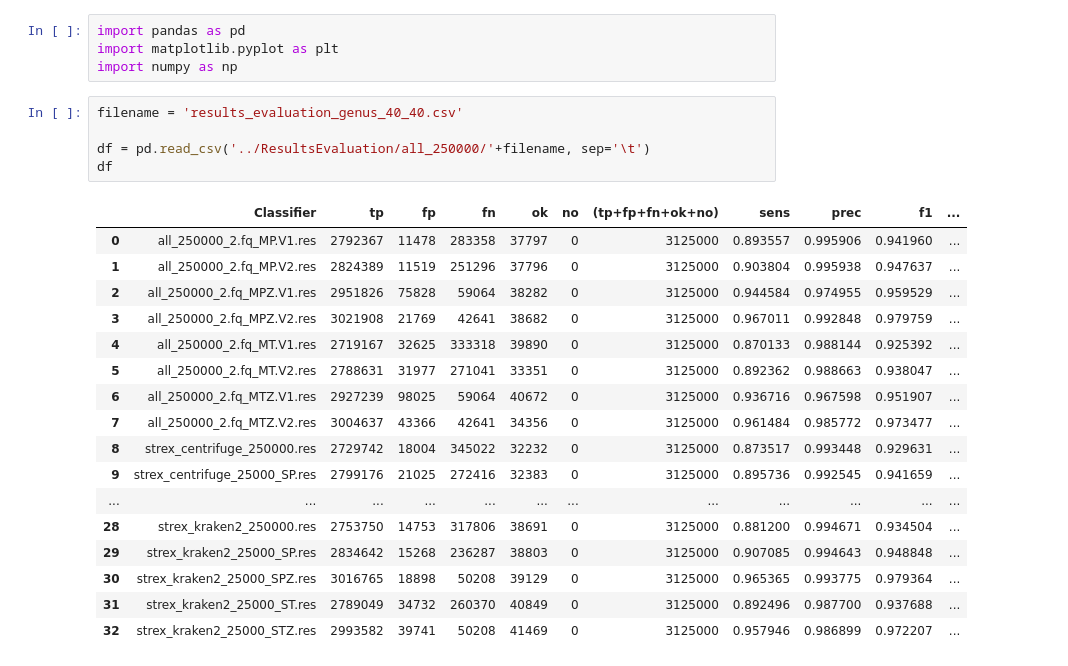
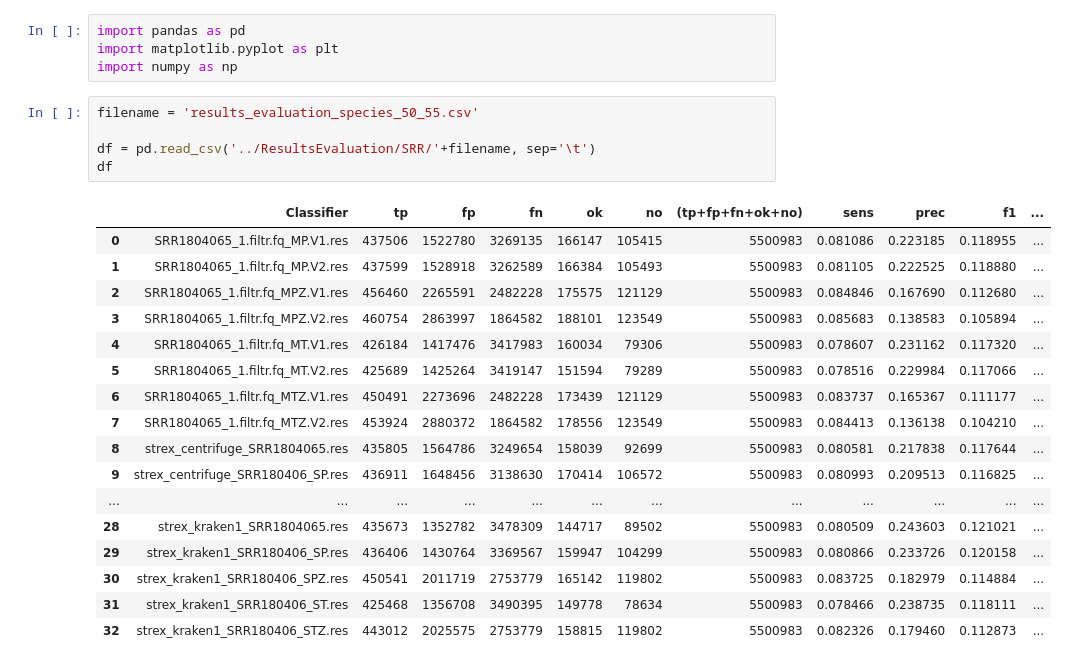
Before and after one commit to leonardoagg/Bioinformatics-Project, a Jupyter notebook: Analysis/Recall.ipynb, the cells around one changed output. Drawn from its saved outputs; the diff is of its cells as text.

```diff
--- a/Analysis/Recall.ipynb
+++ b/Analysis/Recall.ipynb
@@ -3,28 +3,28 @@ import pandas as pd
 import matplotlib.pyplot as plt
 import numpy as np
 # %%
-filename = 'results_evaluation_genus_40_40.csv'
+filename = 'results_evaluation_species_50_55.csv'
 
-df = pd.read_csv('../ResultsEvaluation/all_250000/'+filename, sep='\t')
+df = pd.read_csv('../ResultsEvaluation/SRR/'+filename, sep='\t')
 df
 # %% [output]
 |  | Classifier | tp | fp | fn | ok | no | (tp+fp+fn+ok+no) | sens | prec | f1 | ... |
-| 0 | all_250000_2.fq_MP.V1.res | 2792367 | 11478 | 283358 | 37797 | 0 | 3125000 | 0.893557 | 0.995906 | 0.941960 | ... |
-| 1 | all_250000_2.fq_MP.V2.res | 2824389 | 11519 | 251296 | 37796 | 0 | 3125000 | 0.903804 | 0.995938 | 0.947637 | ... |
-| 2 | all_250000_2.fq_MPZ.V1.res | 2951826 | 75828 | 59064 | 38282 | 0 | 3125000 | 0.944584 | 0.974955 | 0.959529 | ... |
-| 3 | all_250000_2.fq_MPZ.V2.res | 3021908 | 21769 | 42641 | 38682 | 0 | 3125000 | 0.967011 | 0.992848 | 0.979759 | ... |
-| 4 | all_250000_2.fq_MT.V1.res | 2719167 | 32625 | 333318 | 39890 | 0 | 3125000 | 0.870133 | 0.988144 | 0.925392 | ... |
-| 5 | all_250000_2.fq_MT.V2.res | 2788631 | 31977 | 271041 | 33351 | 0 | 3125000 | 0.892362 | 0.988663 | 0.938047 | ... |
-| 6 | all_250000_2.fq_MTZ.V1.res | 2927239 | 98025 | 59064 | 40672 | 0 | 3125000 | 0.936716 | 0.967598 | 0.951907 | ... |
-| 7 | all_250000_2.fq_MTZ.V2.res | 3004637 | 43366 | 42641 | 34356 | 0 | 3125000 | 0.961484 | 0.985772 | 0.973477 | ... |
-| 8 | strex_centrifuge_250000.res | 2729742 | 18004 | 345022 | 32232 | 0 | 3125000 | 0.873517 | 0.993448 | 0.929631 | ... |
-| 9 | strex_centrifuge_25000_SP.res | 2799176 | 21025 | 272416 | 32383 | 0 | 3125000 | 0.895736 | 0.992545 | 0.941659 | ... |
+| 0 | SRR1804065_1.filtr.fq_MP.V1.res | 437506 | 1522780 | 3269135 | 166147 | 105415 | 5500983 | 0.081086 | 0.223185 | 0.118955 | ... |
+| 1 | SRR1804065_1.filtr.fq_MP.V2.res | 437599 | 1528918 | 3262589 | 166384 | 105493 | 5500983 | 0.081105 | 0.222525 | 0.118880 | ... |
+| 2 | SRR1804065_1.filtr.fq_MPZ.V1.res | 456460 | 2265591 | 2482228 | 175575 | 121129 | 5500983 | 0.084846 | 0.167690 | 0.112680 | ... |
+| 3 | SRR1804065_1.filtr.fq_MPZ.V2.res | 460754 | 2863997 | 1864582 | 188101 | 123549 | 5500983 | 0.085683 | 0.138583 | 0.105894 | ... |
+| 4 | SRR1804065_1.filtr.fq_MT.V1.res | 426184 | 1417476 | 3417983 | 160034 | 79306 | 5500983 | 0.078607 | 0.231162 | 0.117320 | ... |
+| 5 | SRR1804065_1.filtr.fq_MT.V2.res | 425689 | 1425264 | 3419147 | 151594 | 79289 | 5500983 | 0.078516 | 0.229984 | 0.117066 | ... |
+| 6 | SRR1804065_1.filtr.fq_MTZ.V1.res | 450491 | 2273696 | 2482228 | 173439 | 121129 | 5500983 | 0.083737 | 0.165367 | 0.111177 | ... |
+| 7 | SRR1804065_1.filtr.fq_MTZ.V2.res | 453924 | 2880372 | 1864582 | 178556 | 123549 | 5500983 | 0.084413 | 0.136138 | 0.104210 | ... |
+| 8 | strex_centrifuge_SRR1804065.res | 435805 | 1564786 | 3249654 | 158039 | 92699 | 5500983 | 0.080581 | 0.217838 | 0.117644 | ... |
+| 9 | strex_centrifuge_SRR180406_SP.res | 436911 | 1648456 | 3138630 | 170414 | 106572 | 5500983 | 0.080993 | 0.209513 | 0.116825 | ... |
 | ... | ... | ... | ... | ... | ... | ... | ... | ... | ... | ... | ... |
-| 28 | strex_kraken2_250000.res | 2753750 | 14753 | 317806 | 38691 | 0 | 3125000 | 0.881200 | 0.994671 | 0.934504 | ... |
-| 29 | strex_kraken2_25000_SP.res | 2834642 | 15268 | 236287 | 38803 | 0 | 3125000 | 0.907085 | 0.994643 | 0.948848 | ... |
-| 30 | strex_kraken2_25000_SPZ.res | 3016765 | 18898 | 50208 | 39129 | 0 | 3125000 | 0.965365 | 0.993775 | 0.979364 | ... |
-| 31 | strex_kraken2_25000_ST.res | 2789049 | 34732 | 260370 | 40849 | 0 | 3125000 | 0.892496 | 0.987700 | 0.937688 | ... |
-| 32 | strex_kraken2_25000_STZ.res | 2993582 | 39741 | 50208 | 41469 | 0 | 3125000 | 0.957946 | 0.986899 | 0.972207 | ... |
+| 28 | strex_kraken1_SRR1804065.res | 435673 | 1352782 | 3478309 | 144717 | 89502 | 5500983 | 0.080509 | 0.243603 | 0.121021 | ... |
+| 29 | strex_kraken1_SRR180406_SP.res | 436406 | 1430764 | 3369567 | 159947 | 104299 | 5500983 | 0.080866 | 0.233726 | 0.120158 | ... |
+| 30 | strex_kraken1_SRR180406_SPZ.res | 450541 | 2011719 | 2753779 | 165142 | 119802 | 5500983 | 0.083725 | 0.182979 | 0.114884 | ... |
+| 31 | strex_kraken1_SRR180406_ST.res | 425468 | 1356708 | 3490395 | 149778 | 78634 | 5500983 | 0.078466 | 0.238735 | 0.118111 | ... |
+| 32 | strex_kraken1_SRR180406_STZ.res | 443012 | 2025575 | 2753779 | 158815 | 119802 | 5500983 | 0.082326 | 0.179460 | 0.112873 | ... |
 # %%
 def ReacllPlot(df):
 
```
Also changed, not shown: parts of 2 cells of this notebook, 10 other files.
